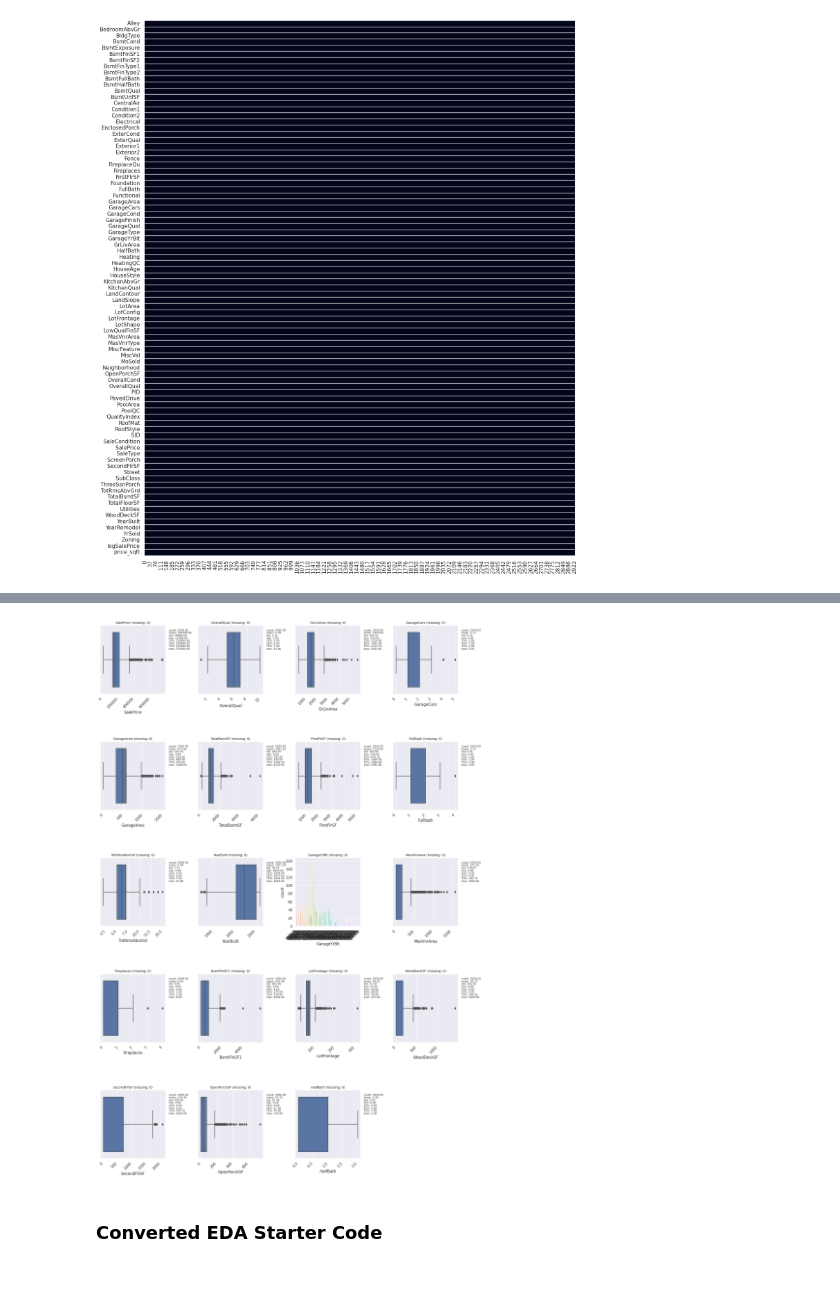
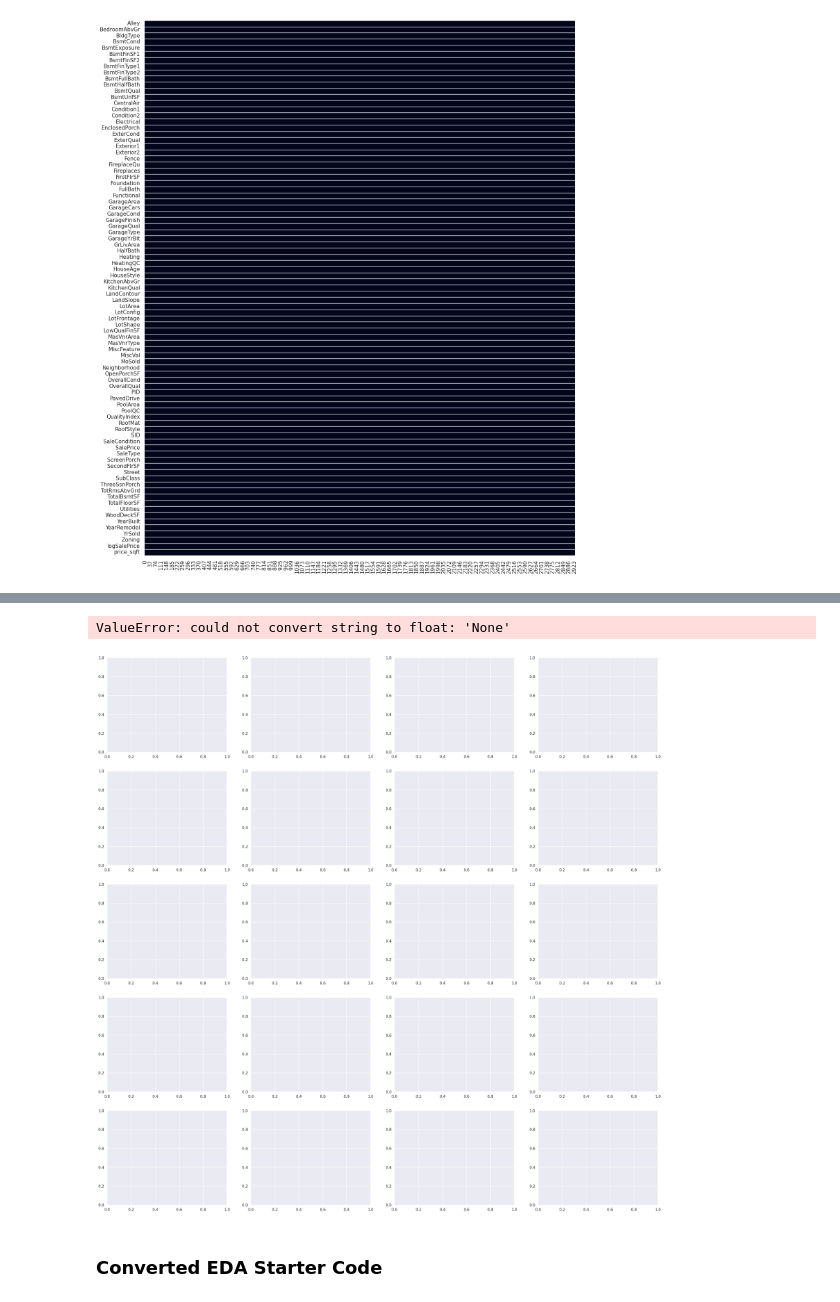
Before and after one commit to MichaelRocchio/msds_410, a Jupyter notebook: Assignment_1/rocchio_assign1.ipynb, the cells around one changed output, grey strips where cells are left out. Saved outputs shown, nothing was run; the diff lists cells and outputs as text; code cells hidden in the pictures.

```diff
--- a/Assignment_1/rocchio_assign1.ipynb
+++ b/Assignment_1/rocchio_assign1.ipynb
@@ -166,9 +166,11 @@ for col in ['BsmtQual', 'BsmtCond', 'BsmtExposure', 'BsmtFinType1', 'BsmtFinType
 # %%
-for col in ['GarageType', 'GarageYrBlt', 'GarageFinish', 'GarageQual', 'GarageCond']:
+for col in ['GarageType', 'GarageFinish', 'GarageQual', 'GarageCond']:
     if df[col].dtype == 'object':
         df[col]=df[col].fillna('No garage')
     else:
         df[col]=df[col].fillna('None')
+
+df['GarageYrBlt']=df['GarageYrBlt'].fillna(df['GarageYrBlt'].median())
 # %% [markdown]
 ### Numeric garage-related columns: Fill with zero Assuming there is no garage.
 # %%
@@ -239,8 +283,3 @@ variables_to_check = ['SalePrice', 'OverallQual', 'GrLivArea', 'GarageCars', 'Ga
                       'GarageYrBlt', 'MasVnrArea', 'Fireplaces',
                       'BsmtFinSF1', 'LotFrontage', 'WoodDeckSF', 'SecondFlrSF',
                       'OpenPorchSF', 'HalfBath']
-
-
-for i, var in enumerate(variables_to_check):
-    print(f'\n---------- {var} ----------')
-    print(df[var].describe())
@@ -265,40 +286,33 @@ Name: HalfBath, dtype: float64
 # %%
-# Create a 5x4 grid of subplots
-fig, axs = plt.subplots(5, 4, figsize=(20, 30))
+fig, axs = plt.subplots(5, 4, figsize=(30, 30))
 axs = axs.ravel()
+df['GarageYrBlt']=round(df['GarageYrBlt'].astype(float),0)
+for i, var in enumerate(variables_to_check):
+    if df[var].dtype in ['int64', 'float64']:
+        summary_stats = df[var].describe()
+        sns.boxplot(x=df[var], ax=axs[i])
 
-for i, var in enumerate(variables_to_check):
-    if df[var].dtype in ['int64', 'float64']:  # Numerical variable
-        # Get the summary statistics
-        summary_stats = df[var].describe()
+        axs[i].set_title(f'{var} (missing: {df[var].isna().sum()})')
+        stats_text = "\n".join([f'{stat}: {value:.2f}' for stat, value in summary_stats.items()])
+        axs[i].annotate(stats_text, xy=(1.05, .65), xycoords=axs[i].transAxes)
 
-        # Draw boxplot
-        sns.boxplot(x=df[var].dropna(), ax=axs[i])
+    else:
+        sns.countplot(x=df[var].dropna(), ax=axs[i])
+        axs[i].set_title(f'{var} (missing: {df[var].isna().sum()})')
 
-        # Set title and labels
-        axs[i].set_title(f'{var} (missing: {df[var].isna().sum()})', fontsize=10)
-
-        # Annotate with summary statistics
-        stats_text = "\n".join([f'{stat}: {value:.2f}' for stat, value in summary_stats.items()])
-        axs[i].annotate(stats_text, xy=(1.05, .65), xycoords=axs[i].transAxes, fontsize=8)
-    else:  # Categorical variable
-        sns.countplot(x=df[var].dropna(), ax=axs[i])
-        axs[i].set_title(f'{var} (missing: {df[var].isna().sum()})', fontsize=10)
-
-    # Rotate x-axis labels
     for label in axs[i].get_xticklabels():
         label.set_rotation(90)
         label.set_horizontalalignment('right')
+        label.set_fontsize(6)
 
-# Delete remaining unused subplots
 for i in range(len(variables_to_check), 20):
     fig.delaxes(axs[i])
 
-# Adjust the layout
 plt.subplots_adjust(wspace=0.5, hspace=0.7)
 plt.show()
 # %% [output]
+ValueError: could not convert string to float: 'None'
-[figure, old version]
+[figure, new version]
 # %% [markdown]
 ### Converted EDA Starter Code
 # %%
```
Also changed, not shown: parts of 4 cells of this notebook.
